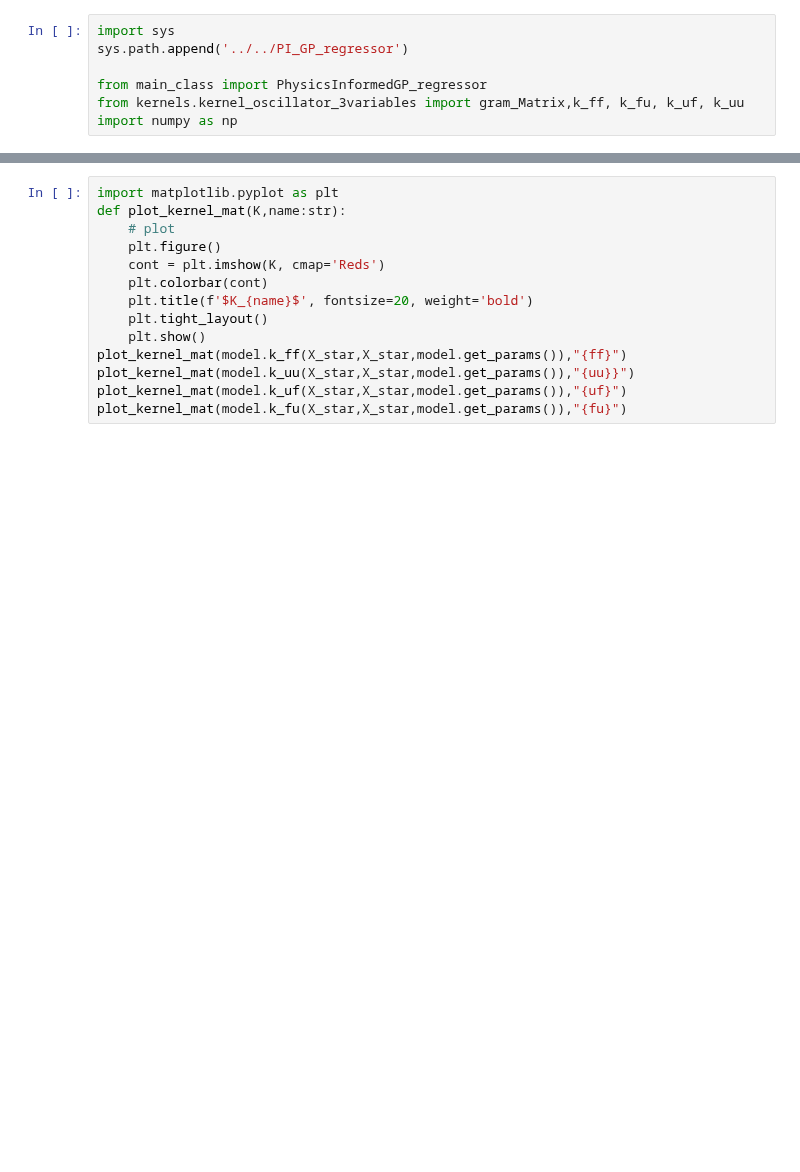
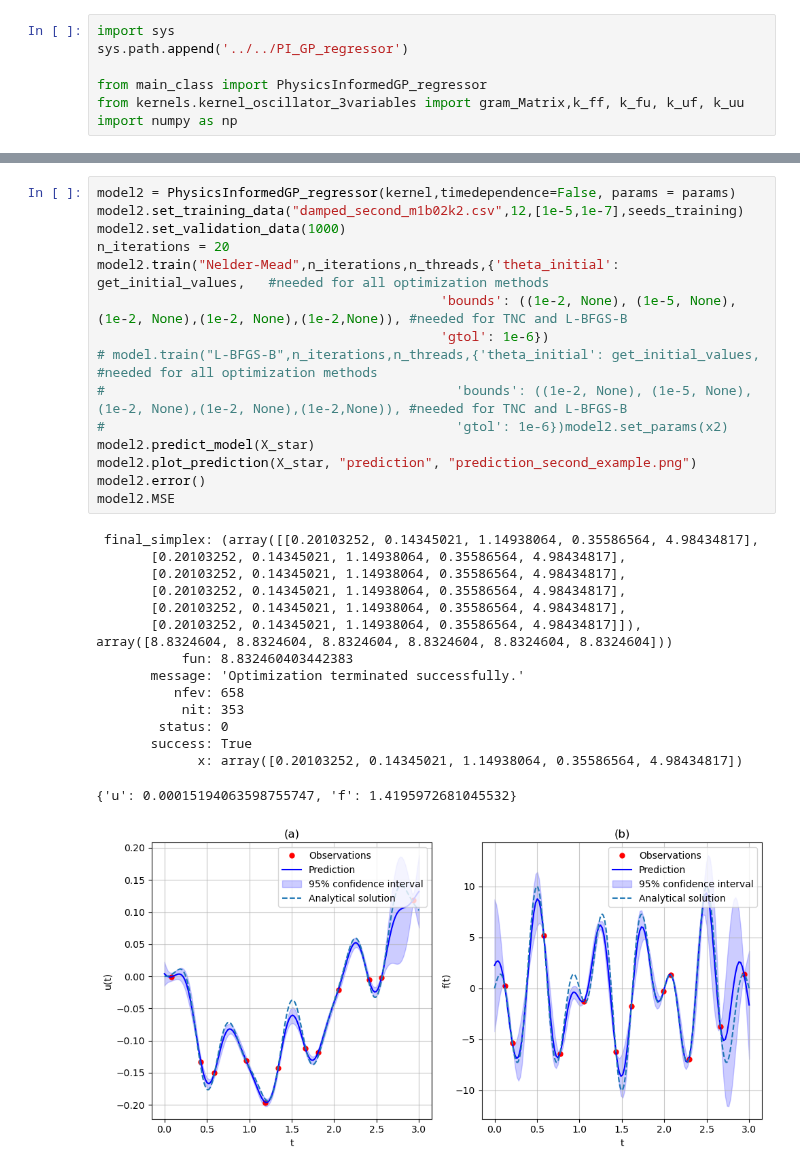
Before and after one commit to TobiLeitgeb/Code_bac, a Jupyter notebook: final_examples/oscillator/oscillator.ipynb, the cells around one changed output, grey strips where cells are left out. Drawn from its saved outputs; the diff is of its cells as text; blank space fills up the shorter version.

```diff
--- a/final_examples/oscillator/oscillator.ipynb
+++ b/final_examples/oscillator/oscillator.ipynb
@@ -65,14 +82,31 @@ MSE f:  8.130915521377691
-# %%
-import matplotlib.pyplot as plt
-def plot_kernel_mat(K,name:str):
-    # plot
-    plt.figure()
-    cont = plt.imshow(K, cmap='Reds')
-    plt.colorbar(cont)
-    plt.title(f'$K_{name}$', fontsize=20, weight='bold')
-    plt.tight_layout()
-    plt.show()
-plot_kernel_mat(model.k_ff(X_star,X_star,model.get_params()),"{ff}")
-plot_kernel_mat(model.k_uu(X_star,X_star,model.get_params()),"{uu}}")
-plot_kernel_mat(model.k_uf(X_star,X_star,model.get_params()),"{uf}")
-plot_kernel_mat(model.k_fu(X_star,X_star,model.get_params()),"{fu}")
+# %%
+model2 = PhysicsInformedGP_regressor(kernel,timedependence=False, params = params)
+model2.set_training_data("damped_second_m1b02k2.csv",12,[1e-5,1e-7],seeds_training)
+model2.set_validation_data(1000)
+n_iterations = 20
+model2.train("Nelder-Mead",n_iterations,n_threads,{'theta_initial': get_initial_values,   #needed for all optimization methods
+                                            'bounds': ((1e-2, None), (1e-5, None), (1e-2, None),(1e-2, None),(1e-2,None)), #needed for TNC and L-BFGS-B
+                                            'gtol': 1e-6})
+# model.train("L-BFGS-B",n_iterations,n_threads,{'theta_initial': get_initial_values,   #needed for all optimization methods
+#                                             'bounds': ((1e-2, None), (1e-5, None), (1e-2, None),(1e-2, None),(1e-2,None)), #needed for TNC and L-BFGS-B
+#                                             'gtol': 1e-6})model2.set_params(x2)
+model2.predict_model(X_star)
+model2.plot_prediction(X_star, "prediction", "prediction_second_example.png")
+model2.error()
+model2.MSE
+# %% [output]
+ final_simplex: (array([[0.20103252, 0.14345021, 1.14938064, 0.35586564, 4.98434817],
+       [0.20103252, 0.14345021, 1.14938064, 0.35586564, 4.98434817],
+       [0.20103252, 0.14345021, 1.14938064, 0.35586564, 4.98434817],
+       [0.20103252, 0.14345021, 1.14938064, 0.35586564, 4.98434817],
+       [0.20103252, 0.14345021, 1.14938064, 0.35586564, 4.98434817],
+       [0.20103252, 0.14345021, 1.14938064, 0.35586564, 4.98434817]]), array([8.8324604, 8.8324604, 8.8324604, 8.8324604, 8.8324604, 8.8324604]))
+           fun: 8.832460403442383
+       message: 'Optimization terminated successfully.'
+          nfev: 658
+           nit: 353
+        status: 0
+       success: True
+             x: array([0.20103252, 0.14345021, 1.14938064, 0.35586564, 4.98434817])
+{'u': 0.00015194063598755747, 'f': 1.4195972681045532}
+[figure, added]
```
Also changed, not shown: parts of 7 cells of this notebook, 24 other files.
